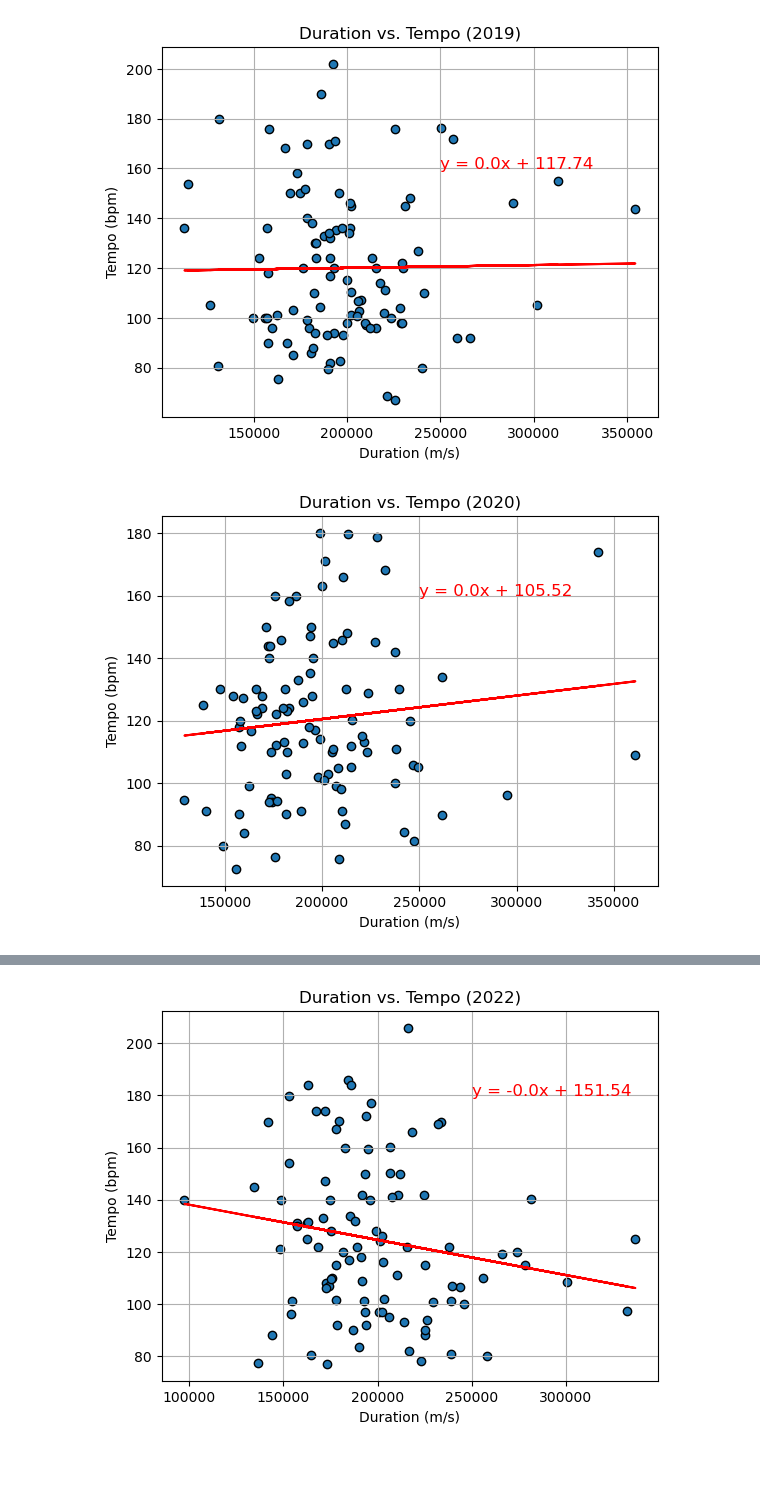
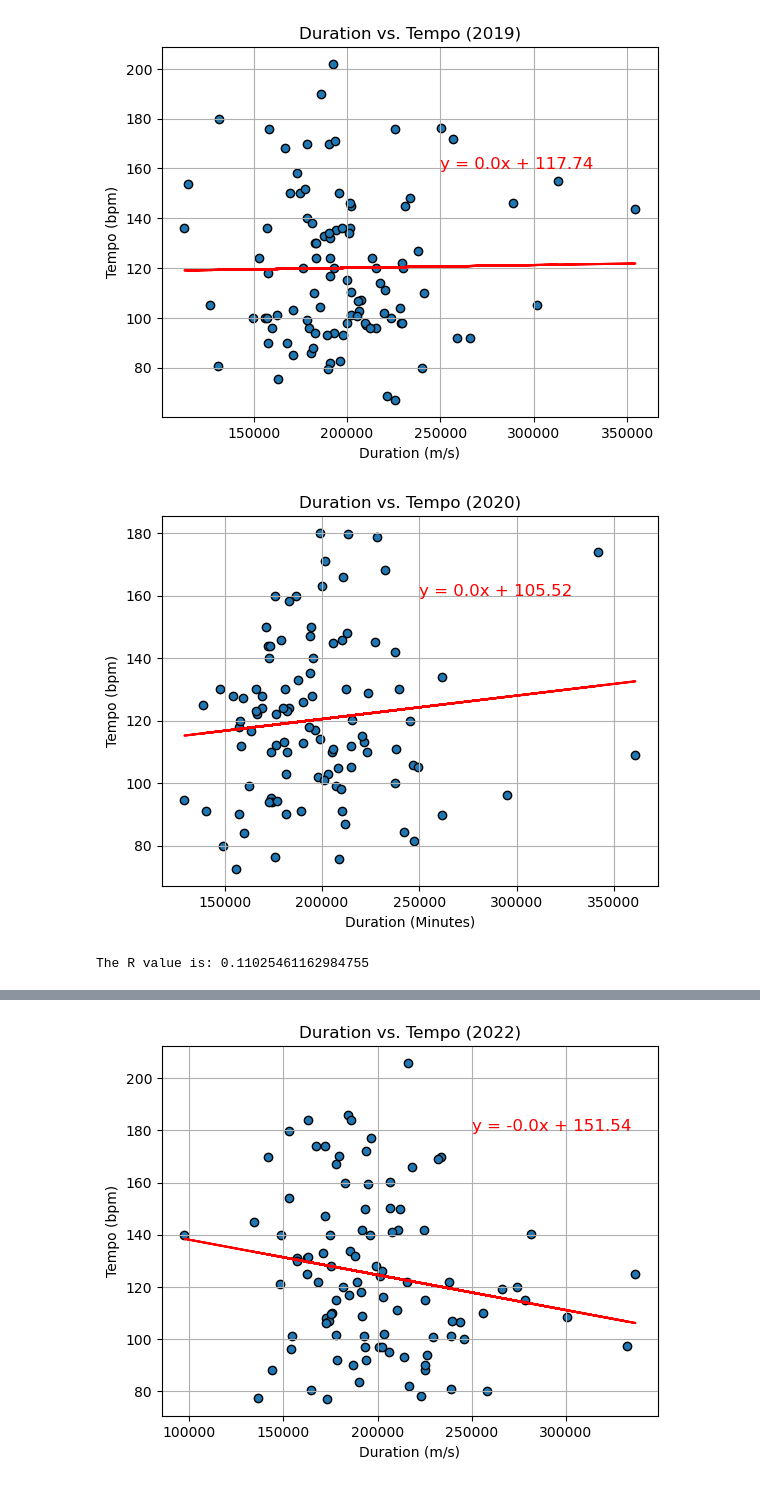
Before and after one commit to catisf/Project-1-Group-2, a Jupyter notebook: jupyter_notebooks/dan_stuff.ipynb, the cells around one changed output, grey strips where cells are left out. Saved outputs shown, nothing was run; the diff lists cells and outputs as text; code cells hidden in the pictures.

```diff
--- a/jupyter_notebooks/dan_stuff.ipynb
+++ b/jupyter_notebooks/dan_stuff.ipynb
@@ -535,18 +549,20 @@ plt.show()
 # %%
 plt.scatter(twenty_df["duration_ms"], twenty_df["tempo"], marker="o", edgecolors="black")
 # Incorporate the other graph properties
 plt.title("Duration vs. Tempo (2020)")
-plt.xlabel('Duration (m/s)')
+plt.xlabel('Duration (Minutes)')
 plt.ylabel('Tempo (bpm)')
 plt.grid(True)
 lin_r, lin_r_eq, r_value = lin_regress(twenty_df["duration_ms"], twenty_df["tempo"])
 plt.plot(twenty_df["duration_ms"], lin_r, color = "red")
 plt.annotate(lin_r_eq, (250000, 160), color = "red", fontsize = 12)
 # Save the figure
 plt.savefig("../output_data/Dur_vs_Temp_2020_scat.png")
 plt.show()
+print("The R value is:", r_value[0])
 # %% [output]
-[figure, old version]
+[figure, new version]
+The R value is: 0.11025461162984755
 # %%
 plt.scatter(twenty_one_df["duration_ms"], twenty_one_df["tempo"], marker="o", edgecolors="black")
 # Incorporate the other graph properties
```
Also changed, not shown: parts of 9 cells of this notebook, 3 other files.
